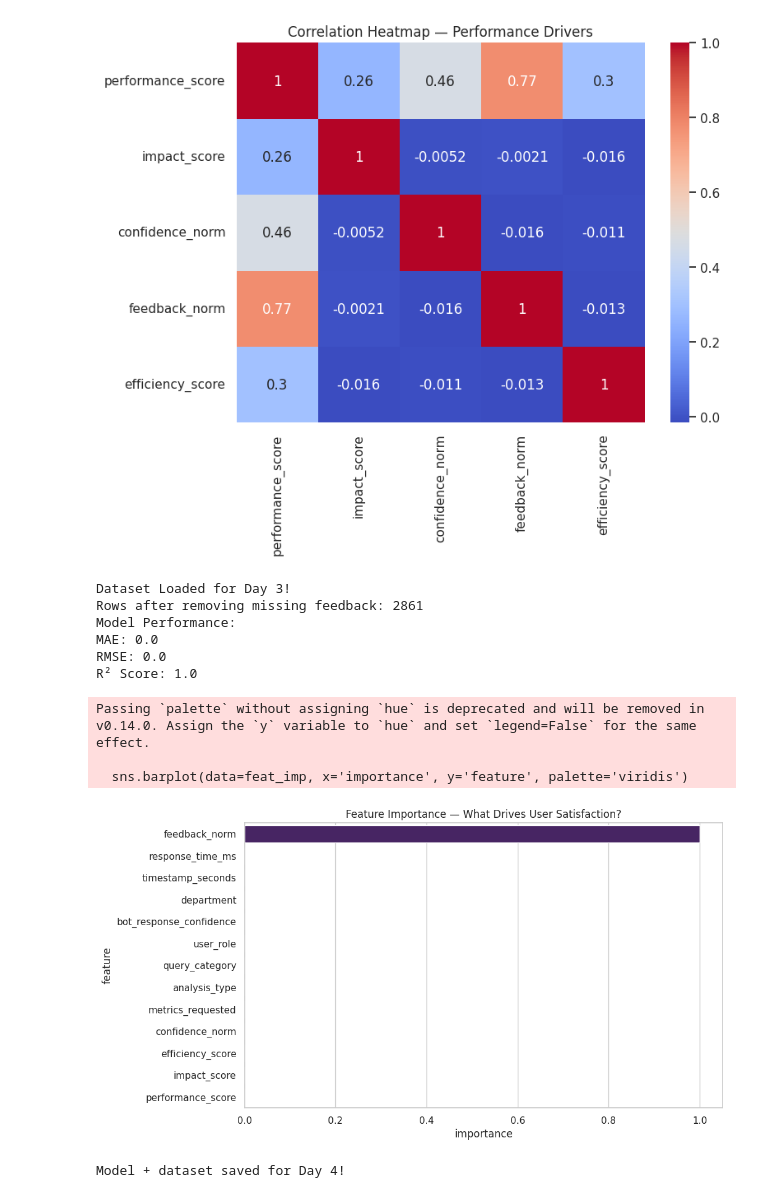
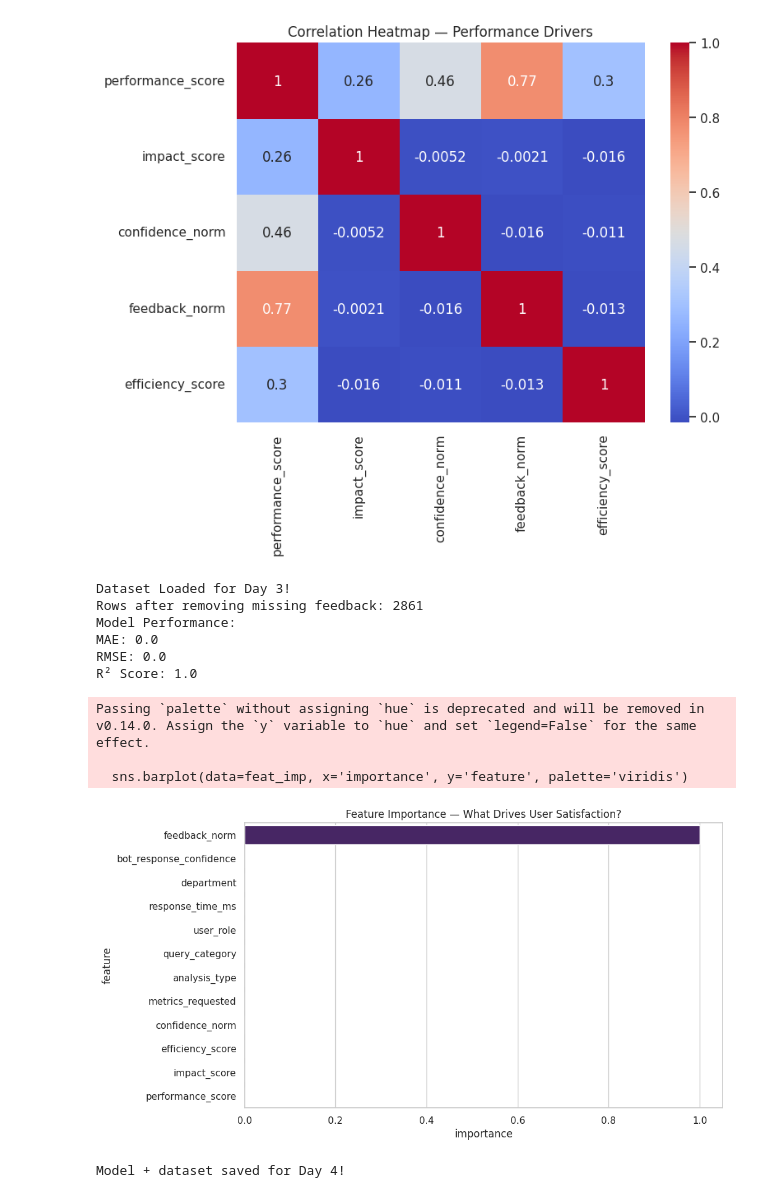
Before and after one commit to Annrosejojue/ai-chatbot-performance-intelligence, a Jupyter notebook: AI_Chatbot_Performance_Intelligence_Dashboard.ipynb, the cells around one changed output. Saved outputs shown, nothing was run; the diff lists cells and outputs as text; code cells hidden in the pictures.

```diff
--- a/AI_Chatbot_Performance_Intelligence_Dashboard.ipynb
+++ b/AI_Chatbot_Performance_Intelligence_Dashboard.ipynb
@@ -238,10 +238,8 @@ plt.show()
 # %% [output]
 [figure]
 # %%
-# ---------------------------------------------------------
-# DAY 3 — AI Chatbot Performance Intelligence Project
+
 # Predictive Modeling: User Satisfaction Rating
-# ---------------------------------------------------------
 
 import pandas as pd
 import numpy as np
@@ -258,7 +256,7 @@ sns.set(style="whitegrid")
 pd.set_option('display.max_columns', None)
 # 1. Load Day 2 dataset
 
-df = pd.read_csv("chatbot_day2_features.csv")
+df = pd.read_csv("cleaned_chatbot_data.csv")
 print("Dataset Loaded for Day 3!")
 df.head()
 
@@ -266,6 +264,27 @@ df.head()
 
 df = df.dropna(subset=['user_feedback_rating'])
 print("Rows after removing missing feedback:", df.shape[0])
+
+# Re-create derived features that were lost after saving/loading the CSV
+df['response_time_sec'] = df['response_time_ms'] / 1000
+df['efficiency_score'] = 1 / (1 + df['response_time_sec'])
+df['confidence_norm'] = df['bot_response_confidence'] / df['bot_response_confidence'].max()
+df['feedback_norm'] = df['user_feedback_rating'] / df['user_feedback_rating'].max()
+
+impact_map = {
+    "Low": 1,
+    "Medium": 2,
+    "High": 3
+}
+df['impact_score'] = df['estimated_business_impact'].map(impact_map)
+
+df['performance_score'] = (
+    0.4 * df['confidence_norm'] +
+    0.3 * df['feedback_norm'] +
+    0.2 * df['efficiency_score'] +
+    0.1 * (df['impact_score'] / 3)
+)
+
 # 3. Encode Categorical Columns
 
 cat_cols = ['department', 'user_role', 'query_category', 'metrics_requested', 'analysis_type']
@@ -281,7 +300,6 @@ target = 'user_feedback_rating'
 features = [
     'bot_response_confidence',
     'response_time_ms',
-    'timestamp_seconds',
     'department',
     'user_role',
     'query_category',
@@ -324,32 +342,32 @@ print("MAE:", mae)
 print("RMSE:", rmse)
 print("R² Score:", r2)
 
 # 8. Feature Importance Plot
 
 importances = model.feature_importances_
 feat_imp = pd.DataFrame({
     'feature': features,
     'importance': importances
 }).sort_values(by='importance', ascending=False)
 
 plt.figure(figsize=(10,6))
 sns.barplot(data=feat_imp, x='importance', y='feature', palette='viridis')
 plt.title("Feature Importance — What Drives User Satisfaction?")
 plt.show()
 # 9. Save Model + Processed Data
 joblib.dump(model, "user_satisfaction_model.pkl")
 df.to_csv("chatbot_day3_modeldata.csv", index=False)
 
 print("Model + dataset saved for Day 4!")
 # %% [output]
 Dataset Loaded for Day 3!
 Rows after removing missing feedback: 2861
 Model Performance:
 MAE: 0.0
 RMSE: 0.0
 R² Score: 1.0
 Passing `palette` without assigning `hue` is deprecated and will be removed in v0.14.0. Assign the `y` variable to `hue` and set `legend=False` for the same effect.
 
   sns.barplot(data=feat_imp, x='importance', y='feature', palette='viridis')
-[figure, old version]
+[figure, new version]
 Model + dataset saved for Day 4!
```
Also changed, not shown: parts of 2 cells of this notebook.
